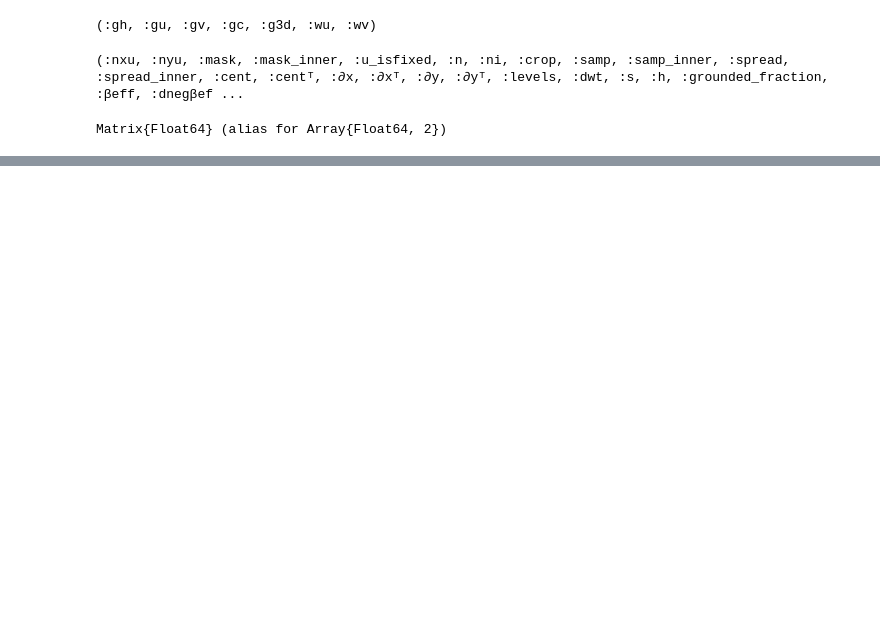
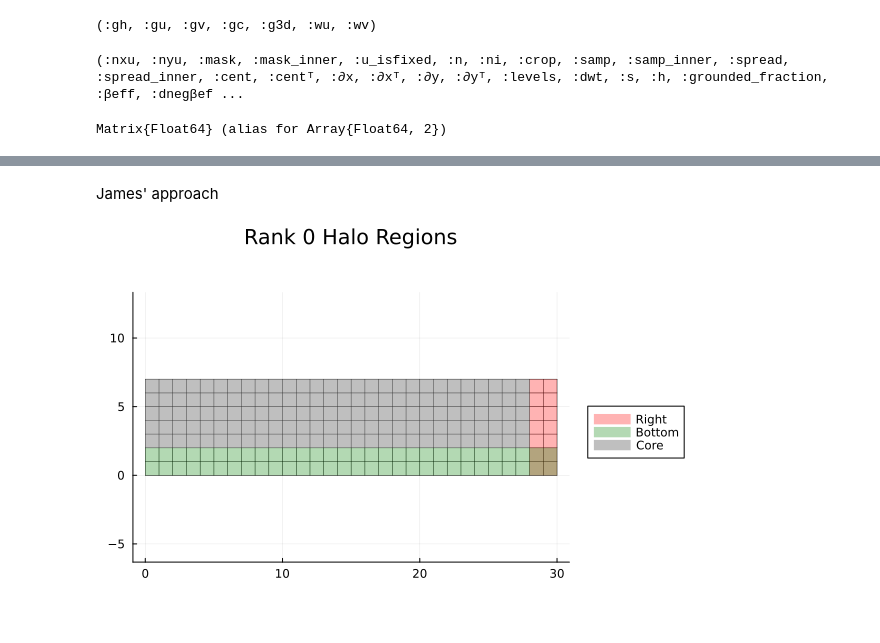
Before and after one commit to WAVI-ice-sheet-model/WAVI.jl, a Jupyter notebook: dev/notebooks/mpi/2_mpi_halo_exchange.ipynb, the cells around one changed output, grey strips where cells are left out. Drawn from its saved outputs; the diff is of its cells as text; code cells hidden in the pictures; blank space fills up the shorter version.

```diff
--- a/dev/notebooks/mpi/2_mpi_halo_exchange.ipynb
+++ b/dev/notebooks/mpi/2_mpi_halo_exchange.ipynb
@@ -278,0 +287,75 @@ Current rank: 0
+# %% [markdown]
+James' approach
+# %%
+function colour_halos(p, cells, Ny; fillcolor=:blue, fillalpha=0.4, label=false)
+    # Origin adjustment to make (1,1) the top-left cell
+    for (idx, (i, j)) in enumerate(cells)
+        y0 = Ny - j
+        y1 = Ny - j + 1
+        plot!(p,
+            [i-1, i, i, i-1],
+            [y0, y0, y1, y1],
+            seriestype=:shape,
+            fillcolor=fillcolor,
+            fillalpha=fillalpha,
+            linecolor=:transparent,
+            label = idx == 1 ? label : false,
+        )
+    end
+end
+
+function plot_grid(gu; current_rank=0)
+    grid = MISMIP_PLUS_GRID()
+    coords, top, right, bottom, left = emulate_mpi_creation(global_size, px, py, current_rank)
+    spec = MPISpec(top, right, bottom, left, halo, grid.nx, grid.ny, px, py, coords, global_size, current_rank)
+
+    # Get the actual halo sizes for this rank from the spec
+    th, rh, bh, lh = get_halos(spec)
+    Nx, Ny = size(gu.u)
+
+    p = plot(; aspect_ratio=:equal, legend=false, title="Rank $current_rank Halo Regions")
+
+    # Plot grid lines
+    for x in 0:Nx
+        plot!([x, x], [0, Ny], color=:black, lw=0.5, label=false)
+    end
+    for y in 0:Ny
+        plot!([0, Nx], [y, y], color=:black, lw=0.5, label=false)
+    end
+
+    # Define Overlap/Halo Regions as strips
+    fill_alpha = 0.3
+
+    # # To test...
+    # th = rh = lh = bh = 2
+
+    # Left: columns 1 to lh (full height)
+    left_cells = lh > 0 ? [(i, j) for i in 1:lh for j in 1:Ny] : []
+    # Right: columns Nx-rh+1 to Nx (full height)
+    right_cells = rh > 0 ? [(i, j) for i in Nx-rh+1:Nx for j in 1:Ny] : []
+    # Top: rows 1 to th (full width)
+    top_cells = th > 0 ? [(i, j) for i in 1:Nx for j in 1:th] : []
+    # Bottom: rows Ny-bh+1 to Ny (full width)
+    bottom_cells = bh > 0 ? [(i, j) for i in 1:Nx for j in Ny-bh+1:Ny] : []
+
+    colour_halos(p, left_cells, Ny; fillcolor=:yellow, fillalpha=fill_alpha, label="Left")
+    colour_halos(p, right_cells, Ny; fillcolor=:red, fillalpha=fill_alpha, label="Right")
+    colour_halos(p, top_cells, Ny; fillcolor=:blue, fillalpha=fill_alpha, label="Top")
+    colour_halos(p, bottom_cells, Ny; fillcolor=:green, fillalpha=fill_alpha, label="Bottom")
+
+    # Core Region (Cells not covered by any halo receive)
+    core_x = lh+1:Nx-rh
+    core_y = th+1:Ny-bh
+    if !isempty(core_x) && !isempty(core_y)
+        core_cells = [(i, j) for i in core_x for j in core_y]
+        colour_halos(p, core_cells, Ny; fillcolor=:gray, fillalpha=0.5, label="Core")
+    end
+
+    plot!(legend=:outerright)
+    display(p)
+end
+
+# Example usage for rank 0
+plot_grid(gu; current_rank=0)
+# %% [output]
+[figure, added]
```
Also changed, not shown: parts of 12 cells of this notebook, 1 other file.
